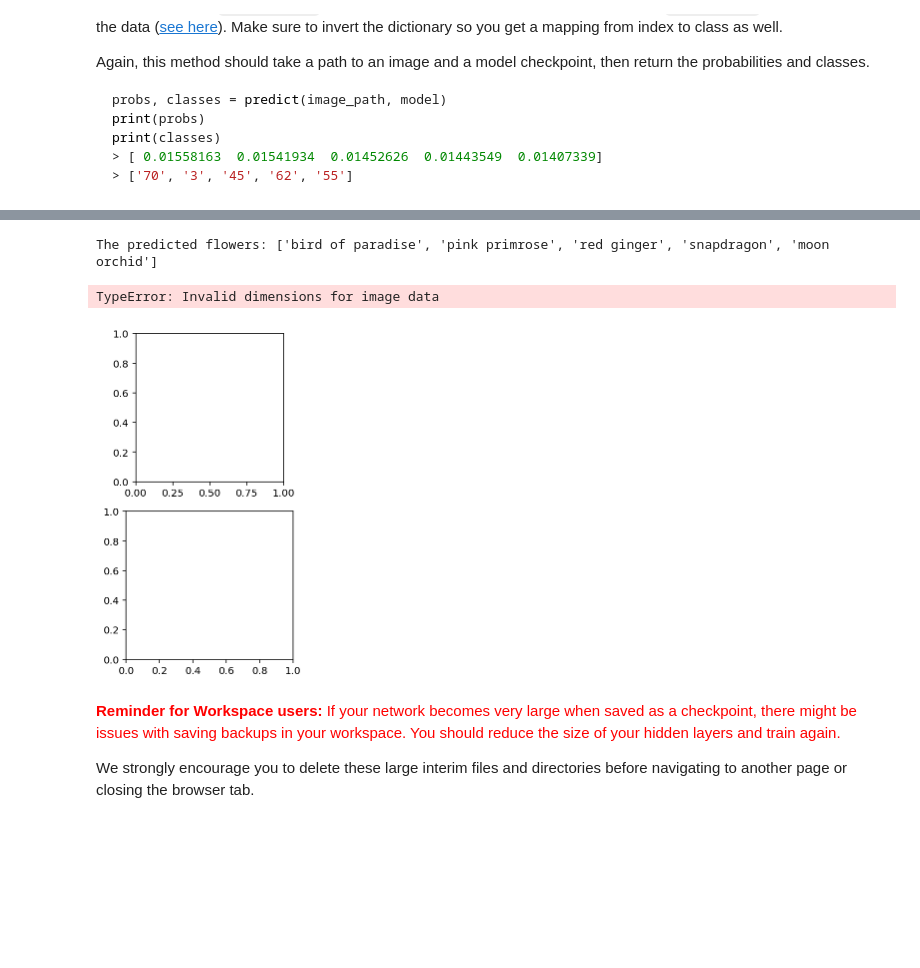
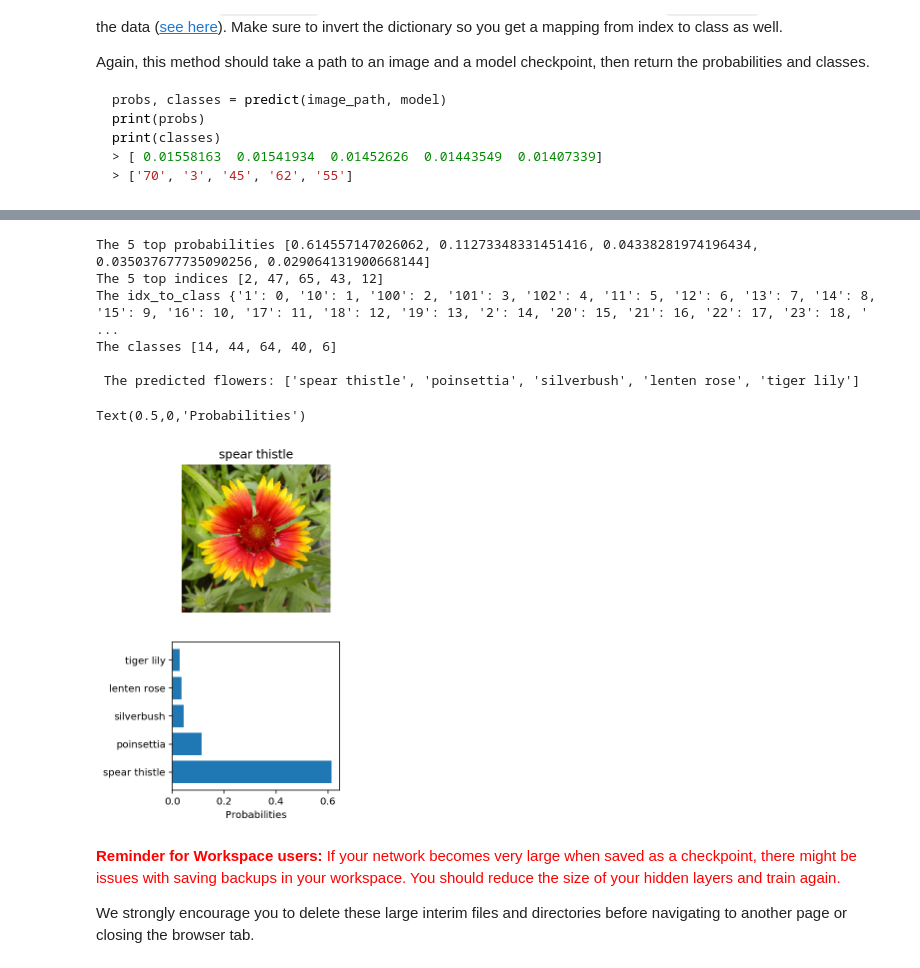
Before and after one commit to alkhamisfk/Final-Project--Part-1, a Jupyter notebook: Image Classifier Project-21.ipynb, the cells around one changed output, grey strips where cells are left out. Cells and saved outputs as stored; diff of their text form; code cells hidden in the pictures; blank space fills up the shorter version.

```diff
--- a/Image Classifier Project-21.ipynb
+++ b/Image Classifier Project-21.ipynb
@@ -357,22 +357,26 @@ def process_image(image):
     basewidth = None
     baseheight = None
 
-    if pil_im.size[0] < pil_im.size[1]:
-        basewidth = 256
-    else:
-        baseheight = 256
+    if basewidth:
+        wpercent = (basewidth/float(pil_im.size[0]))
+        hsize = int((float(pil_im.size[1])*float(wpercent)))
+        print('wpercent',wpercent,'hsize', hsize)
 
-    if basewidth:
-        hpercent = (basewidth/float(pil_im.size[0]))
-        hsize = int((float(pil_im.size[1])*float(hpercent)))
         pil_im = pil_im.resize((basewidth,hsize), Image.ANTIALIAS)
 
     if baseheight:
-        wpercent = (baseheight/float(pil_im.size[0]))
-        wsize = int((float(pil_im.size[1])*float(wpercent)))
-        pil_im = pil_im.resize((wsize,basewidth), Image.ANTIALIAS)
+        hpercent = (baseheight/float(pil_im.size[1]))
+        wsize = int((float(pil_im.size[0])*float(hpercent)))
+        print('hpercent',hpercent,'wsize', wsize)
+
+        pil_im = pil_im.resize((wsize,baseheight), Image.ANTIALIAS)
+
+    #ANTIALIAS to reduce the distortion
+
+    #print('new image size', pil_im.size)
 
     pil_im = pil_im.crop((16,16,240,240)) #crop
+    #print('cropped image size', pil_im.size)
 
     np_image = np.array(pil_im) #convert
     #print('numpy format',np_image)
@@ -494,37 +523,45 @@ You can convert from the class integer encoding to actual flower names with the
 # %%
 # TODO: Display an image along with the top 5 classes
 
-image_path = test_dir+'/10/image_07104.jpg'
+#image_path = test_dir+'/10/image_07104.jpg' #1st test
+image_path = test_dir+'/100/image_07899.jpg' #2nd test
+
 model = 'checkpoint.pth'
 
+
 #  %%%%%% Help me
-img = process_image(test_dir+'/10/image_07104.jpg')
-#img = Image.open(test_dir+'/10/image_07104.jpg') << Help me to not use this line
-img = np.array(img)
+#img = process_image(test_dir+'/10/image_07104.jpg')
+img = Image.open(image_path) #<< Help me to not use this line
+#img = np.array(img)
 # %%%%%%
 
 prbs, clss = predict(image_path, model)
 
 flowers_list = [cat_to_name[str(i)] for i in clss]  #str the index
-print('The predicted flowers:', flowers_list)
+print('\n The predicted flowers:', flowers_list)
 
 # layout for the image and the graph
 figure, (ax1, ax2) = plt.subplots(figsize = (3, 6), nrows=2)
 ax1.imshow(img)
 ax1.axis('off') #clear
 ax1.set_title(str(flowers_list[0]))
 
 prbs_y = np.arange(len(flowers_list))
 #print(prbs_y)
 
 ax2.barh(prbs_y, prbs)
 ax2.set_yticks(prbs_y)
 ax2.set_yticklabels(flowers_list)
 ax2.set_xlabel('Probabilities')
 # %% [output]
-The predicted flowers: ['bird of paradise', 'pink primrose', 'red ginger', 'snapdragon', 'moon orchid']
+The 5 top probabilities [0.614557147026062, 0.11273348331451416, 0.04338281974196434, 0.035037677735090256, 0.029064131900668144]
+The 5 top indices [2, 47, 65, 43, 12]
+The idx_to_class {'1': 0, '10': 1, '100': 2, '101': 3, '102': 4, '11': 5, '12': 6, '13': 7, '14': 8, '15': 9, '16': 10, '17': 11, '18': 12, '19': 13, '2': 14, '20': 15, '21': 16, '22': 17, '23': 18, ' ...
+The classes [14, 44, 64, 40, 6]
+
+ The predicted flowers: ['spear thistle', 'poinsettia', 'silverbush', 'lenten rose', 'tiger lily']
-TypeError: Invalid dimensions for image data
+Text(0.5,0,'Probabilities')
-[figure, old version]
+[figure, new version]
 # %% [markdown]
 <font color='red'>**Reminder for Workspace users:** If your network becomes very large when saved as a checkpoint, there might be issues with saving backups in your workspace. You should reduce the size of your hidden layers and train again.
 
```
Also changed, not shown: parts of 5 cells of this notebook.
